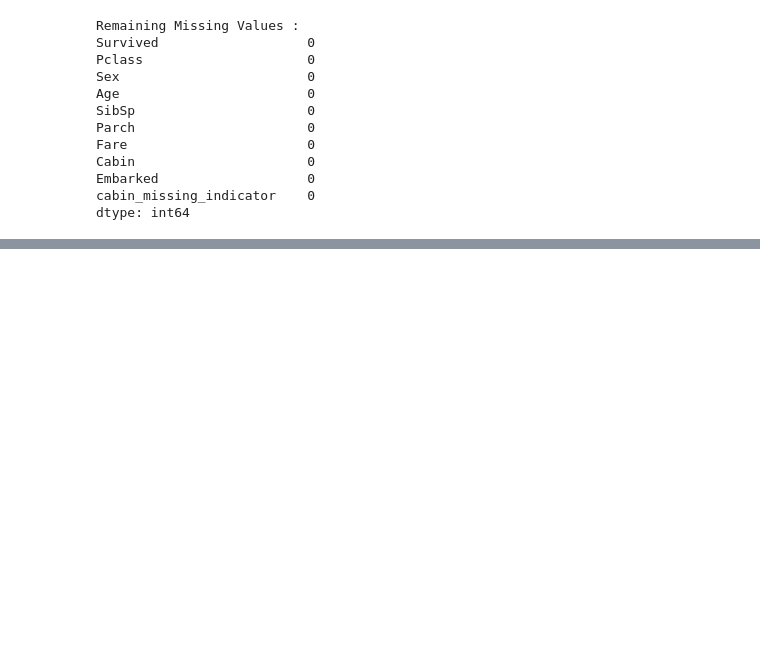
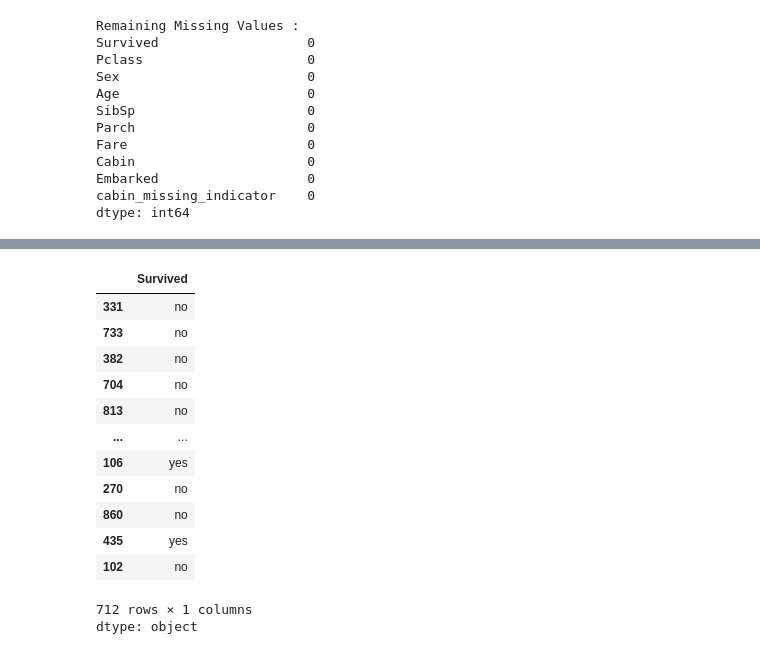
Before and after one commit to ak1bhasan/ML_Journey, a Jupyter notebook: Machine Learning/Week 01/ML Assignment 01/ML_Assignment_01.ipynb, the cells around one changed output, grey strips where cells are left out. Cells and saved outputs as stored; diff of their text form; code cells hidden in the pictures; blank space fills up the shorter version.

```diff
--- a/Machine Learning/Week 01/ML Assignment 01/ML_Assignment_01.ipynb
+++ b/Machine Learning/Week 01/ML Assignment 01/ML_Assignment_01.ipynb
@@ -432,0 +470,4 @@ dtype: int64
+# %%
+y = df['Survived'] # Target
+
+y
@@ -432,0 +489,20 @@ dtype: int64
+# %%
+X_train, X_test, y_train, y_test = train_test_split(X, y, test_size = 0.2, random_state = 42)
+# %%
+X_train
+display(y_train)
+# %% [output]
+|  | Survived |
+| 331 | no |
+| 733 | no |
+| 382 | no |
+| 704 | no |
+| 813 | no |
+| ... | ... |
+| 106 | yes |
+| 270 | no |
+| 860 | no |
+| 435 | yes |
+| 102 | no |
+712 rows × 1 columns
+dtype: object
```
Also changed, not shown: parts of 17 cells of this notebook.
